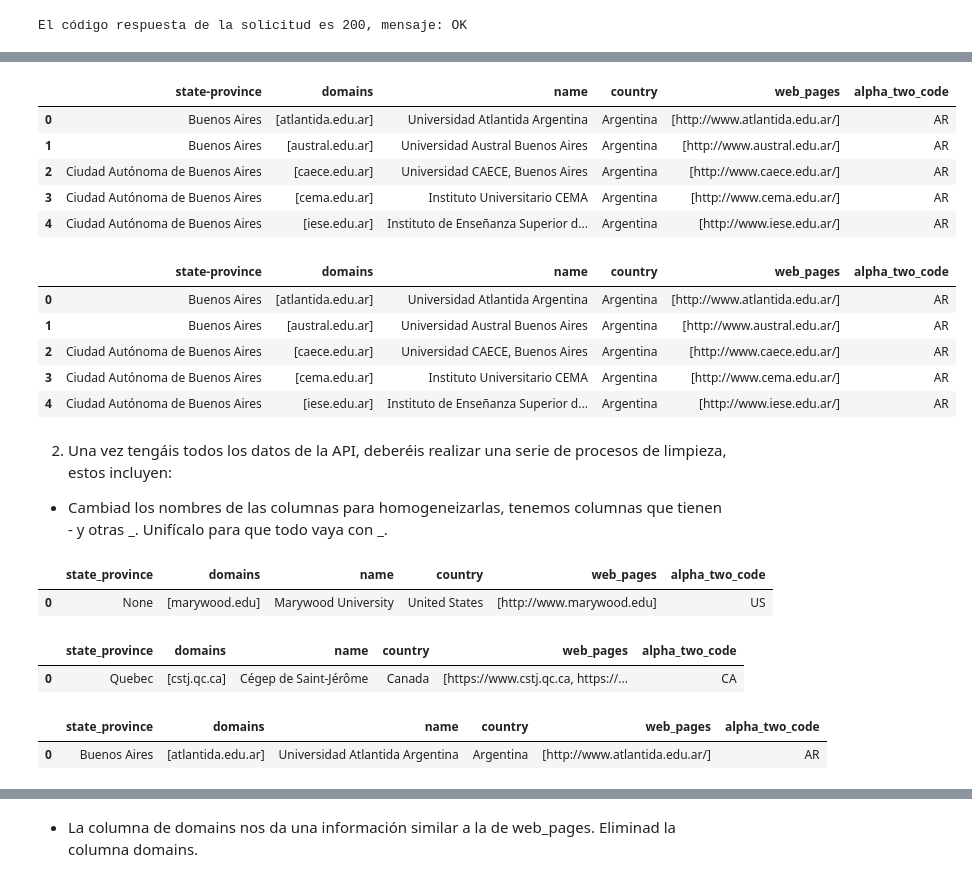
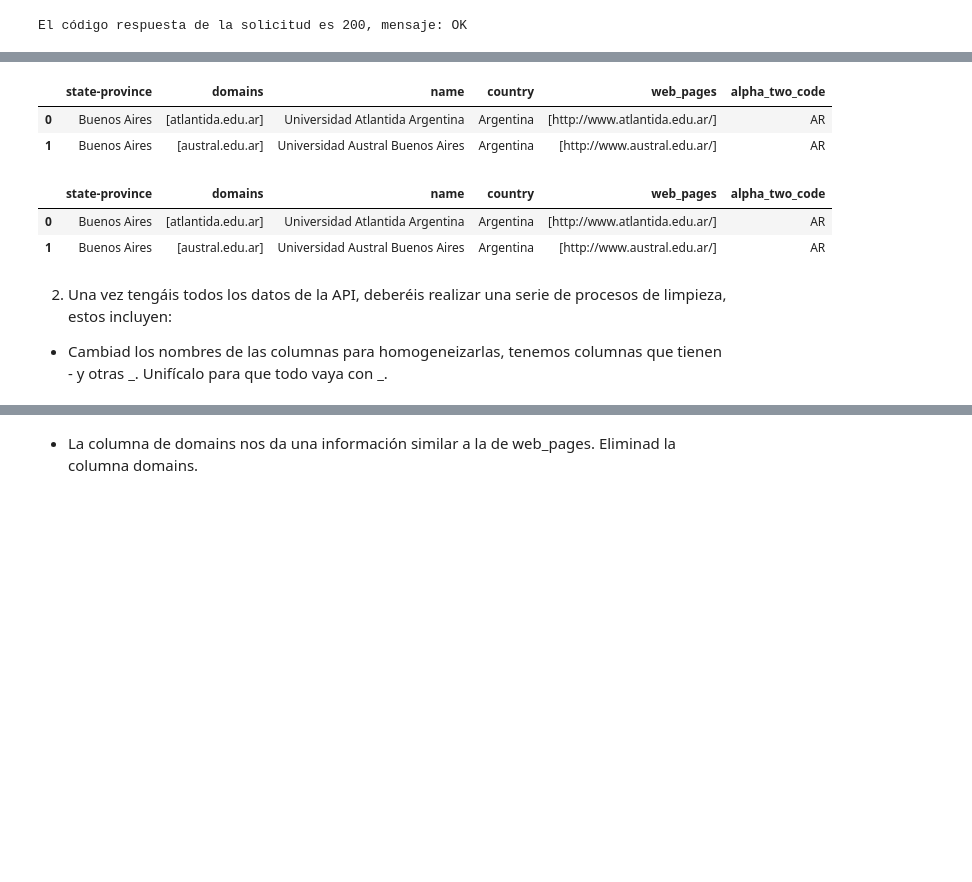
Before and after one commit to Adalab/DA-promoD-mod2-sprint2-Estibaliz, a Jupyter notebook: evaluacion2-modulo2.ipynb, the cells around one changed output, grey strips where cells are left out. Cells and saved outputs as stored; diff of their text form; code cells hidden in the pictures; blank space fills up the shorter version.

```diff
--- a/evaluacion2-modulo2.ipynb
+++ b/evaluacion2-modulo2.ipynb
@@ -59,49 +56,22 @@ df_eeuu.head()
 # %%
-df_argentina.head()
+df_argentina.head(2)
 # %% [output]
 |  | state-province | domains | name | country | web_pages | alpha_two_code |
 | 0 | Buenos Aires | [atlantida.edu.ar] | Universidad Atlantida Argentina | Argentina | [http://www.atlantida.edu.ar/] | AR |
 | 1 | Buenos Aires | [austral.edu.ar] | Universidad Austral Buenos Aires | Argentina | [http://www.austral.edu.ar/] | AR |
-| 2 | Ciudad Autónoma de Buenos Aires | [caece.edu.ar] | Universidad CAECE, Buenos Aires | Argentina | [http://www.caece.edu.ar/] | AR |
-| 3 | Ciudad Autónoma de Buenos Aires | [cema.edu.ar] | Instituto Universitario CEMA | Argentina | [http://www.cema.edu.ar/] | AR |
-| 4 | Ciudad Autónoma de Buenos Aires | [iese.edu.ar] | Instituto de Enseñanza Superior d... | Argentina | [http://www.iese.edu.ar/] | AR |
 # %%
-df_argentina.head()
+df_argentina.head(2)
 # %% [output]
 |  | state-province | domains | name | country | web_pages | alpha_two_code |
 | 0 | Buenos Aires | [atlantida.edu.ar] | Universidad Atlantida Argentina | Argentina | [http://www.atlantida.edu.ar/] | AR |
 | 1 | Buenos Aires | [austral.edu.ar] | Universidad Austral Buenos Aires | Argentina | [http://www.austral.edu.ar/] | AR |
-| 2 | Ciudad Autónoma de Buenos Aires | [caece.edu.ar] | Universidad CAECE, Buenos Aires | Argentina | [http://www.caece.edu.ar/] | AR |
-| 3 | Ciudad Autónoma de Buenos Aires | [cema.edu.ar] | Instituto Universitario CEMA | Argentina | [http://www.cema.edu.ar/] | AR |
-| 4 | Ciudad Autónoma de Buenos Aires | [iese.edu.ar] | Instituto de Enseñanza Superior d... | Argentina | [http://www.iese.edu.ar/] | AR |
 # %% [markdown]
 2. Una vez tengáis todos los datos de la API, deberéis realizar una serie de procesos de limpieza, estos incluyen:
 
 - Cambiad los nombres de las columnas para homogeneizarlas, tenemos columnas que tienen - y otras _. Unifícalo para que todo vaya con _.
 # %%
-nuevas_columnas = {col: col.lower().replace('-', '_') for col in df_eeuu.columns}
+def homogeneizar(df):
+    nuevas_columnas = {col: col.lower().replace('-', '_') for col in df.columns}
+    df.rename(columns= nuevas_columnas, inplace= True)
 
-df_eeuu.rename(columns= nuevas_columnas, inplace= True)
-
-display(df_eeuu.head(1))
+    return df
-# %% [output]
-|  | state_province | domains | name | country | web_pages | alpha_two_code |
-| 0 | None | [marywood.edu] | Marywood University | United States | [http://www.marywood.edu] | US |
-# %%
-nuevas_columnas = {col: col.lower().replace('-', '_') for col in df_canada.columns}
-
-df_canada.rename(columns= nuevas_columnas, inplace= True)
-
-display(df_canada.head(1))
-# %% [output]
-|  | state_province | domains | name | country | web_pages | alpha_two_code |
-| 0 | Quebec | [cstj.qc.ca] | Cégep de Saint-Jérôme | Canada | [https://www.cstj.qc.ca, https://... | CA |
-# %%
-nuevas_columnas = {col: col.lower().replace('-', '_') for col in df_argentina.columns}
-
-df_argentina.rename(columns= nuevas_columnas, inplace= True)
-
-display(df_argentina.head(1))
-# %% [output]
-|  | state_province | domains | name | country | web_pages | alpha_two_code |
-| 0 | Buenos Aires | [atlantida.edu.ar] | Universidad Atlantida Argentina | Argentina | [http://www.atlantida.edu.ar/] | AR |
```
Also changed, not shown: parts of 9 cells of this notebook.
